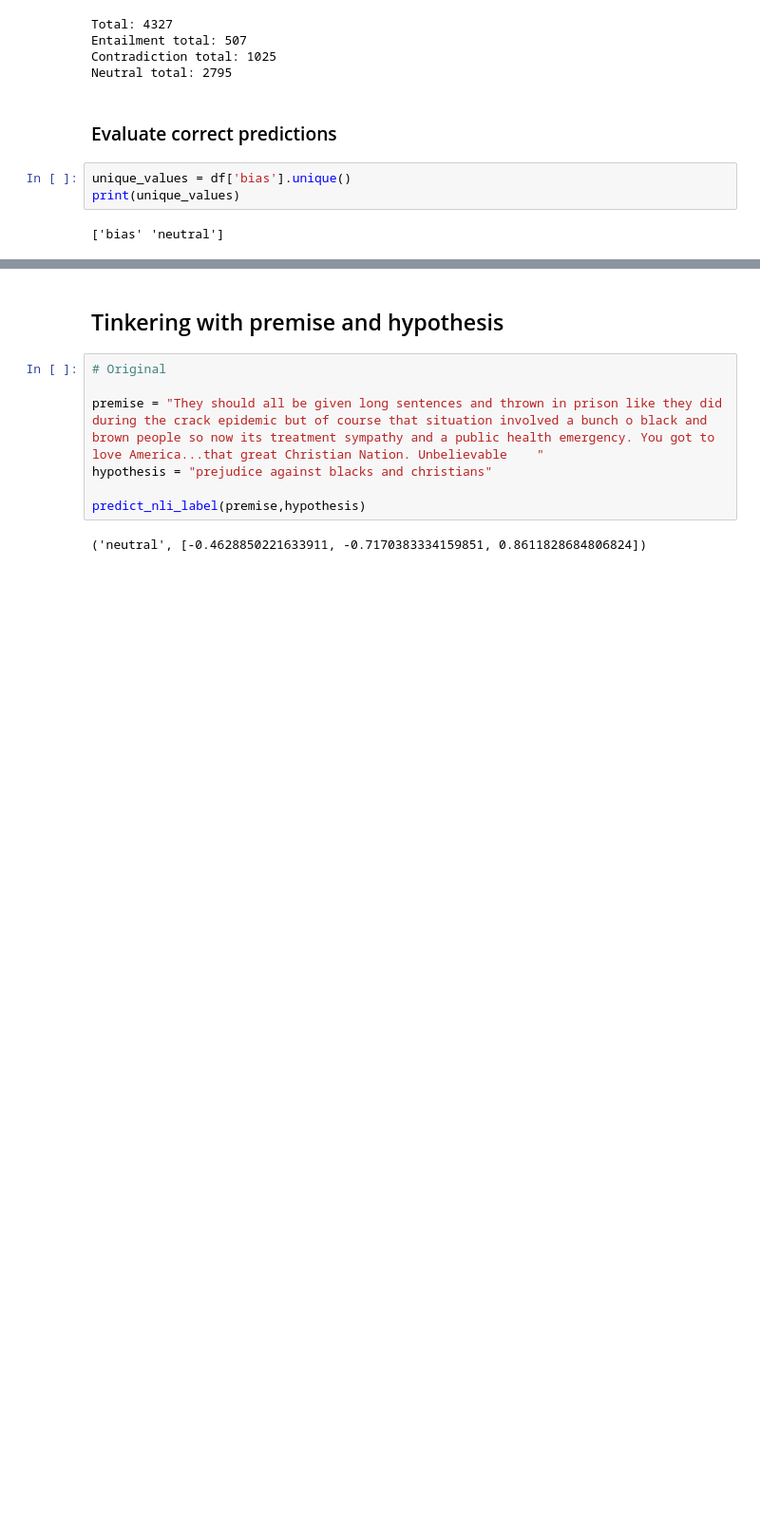
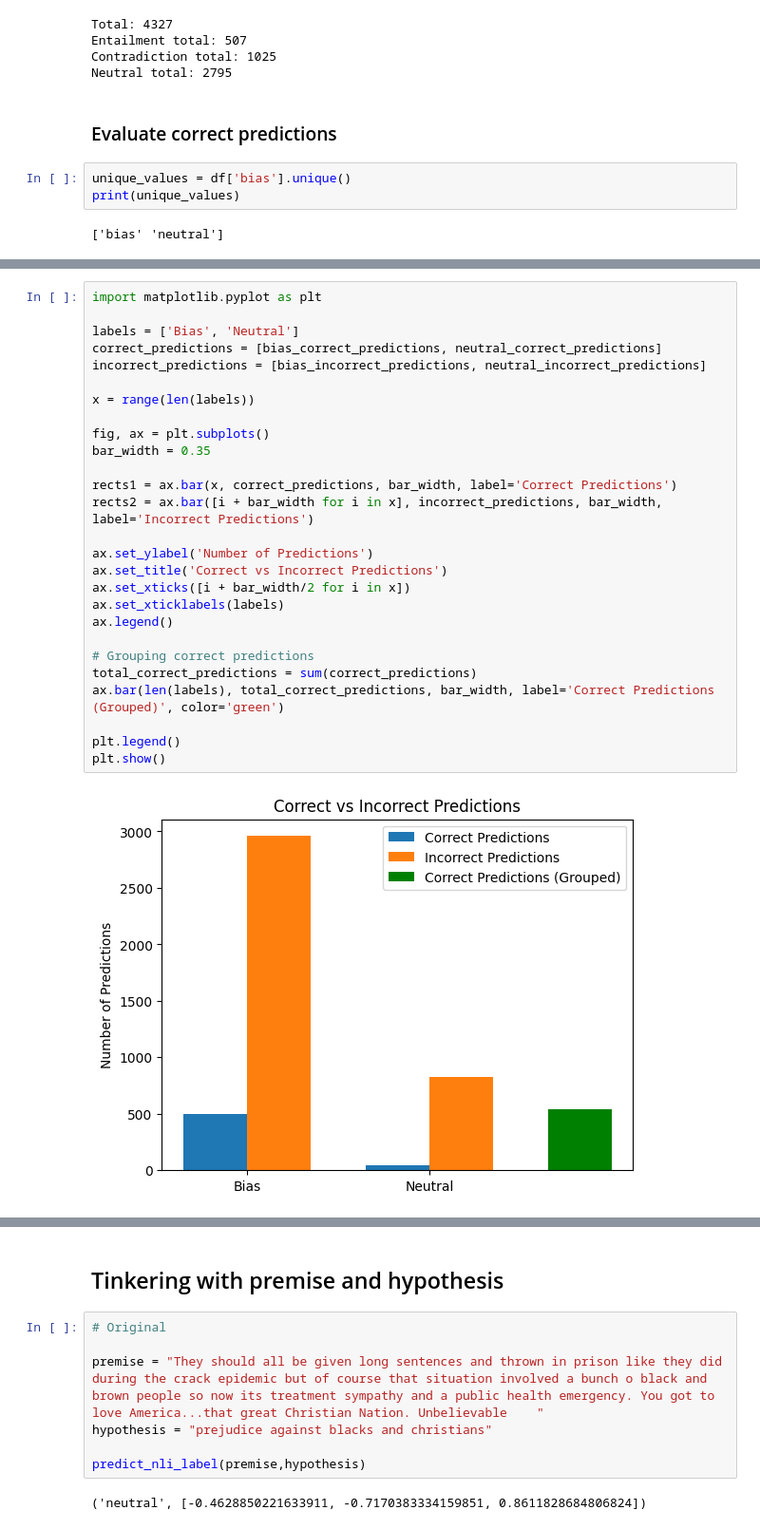
Before and after one commit to AlfonsoGhislieri/NLI-bias, a Jupyter notebook: Prototype.ipynb, the cells around one changed output, grey strips where cells are left out. Shown at 95% size. Cells and saved outputs as stored; diff of their text form; blank space fills up the shorter version.

Commit message:
add visualisations for accuracy results

```diff
--- a/Prototype.ipynb
+++ b/Prototype.ipynb
@@ -259,0 +275,29 @@ Number of incorrect neutral predictions: 826
+# %%
+import matplotlib.pyplot as plt
+
+labels = ['Bias', 'Neutral']
+correct_predictions = [bias_correct_predictions, neutral_correct_predictions]
+incorrect_predictions = [bias_incorrect_predictions, neutral_incorrect_predictions]
+
+x = range(len(labels))
+
+fig, ax = plt.subplots()
+bar_width = 0.35
+
+rects1 = ax.bar(x, correct_predictions, bar_width, label='Correct Predictions')
+rects2 = ax.bar([i + bar_width for i in x], incorrect_predictions, bar_width, label='Incorrect Predictions')
+
+ax.set_ylabel('Number of Predictions')
+ax.set_title('Correct vs Incorrect Predictions')
+ax.set_xticks([i + bar_width/2 for i in x])
+ax.set_xticklabels(labels)
+ax.legend()
+
+# Grouping correct predictions
+total_correct_predictions = sum(correct_predictions)
+ax.bar(len(labels), total_correct_predictions, bar_width, label='Correct Predictions (Grouped)', color='green')
+
+plt.legend()
+plt.show()
+# %% [output]
+[figure, added]
```
Also changed, not shown: parts of 4 cells of this notebook.
